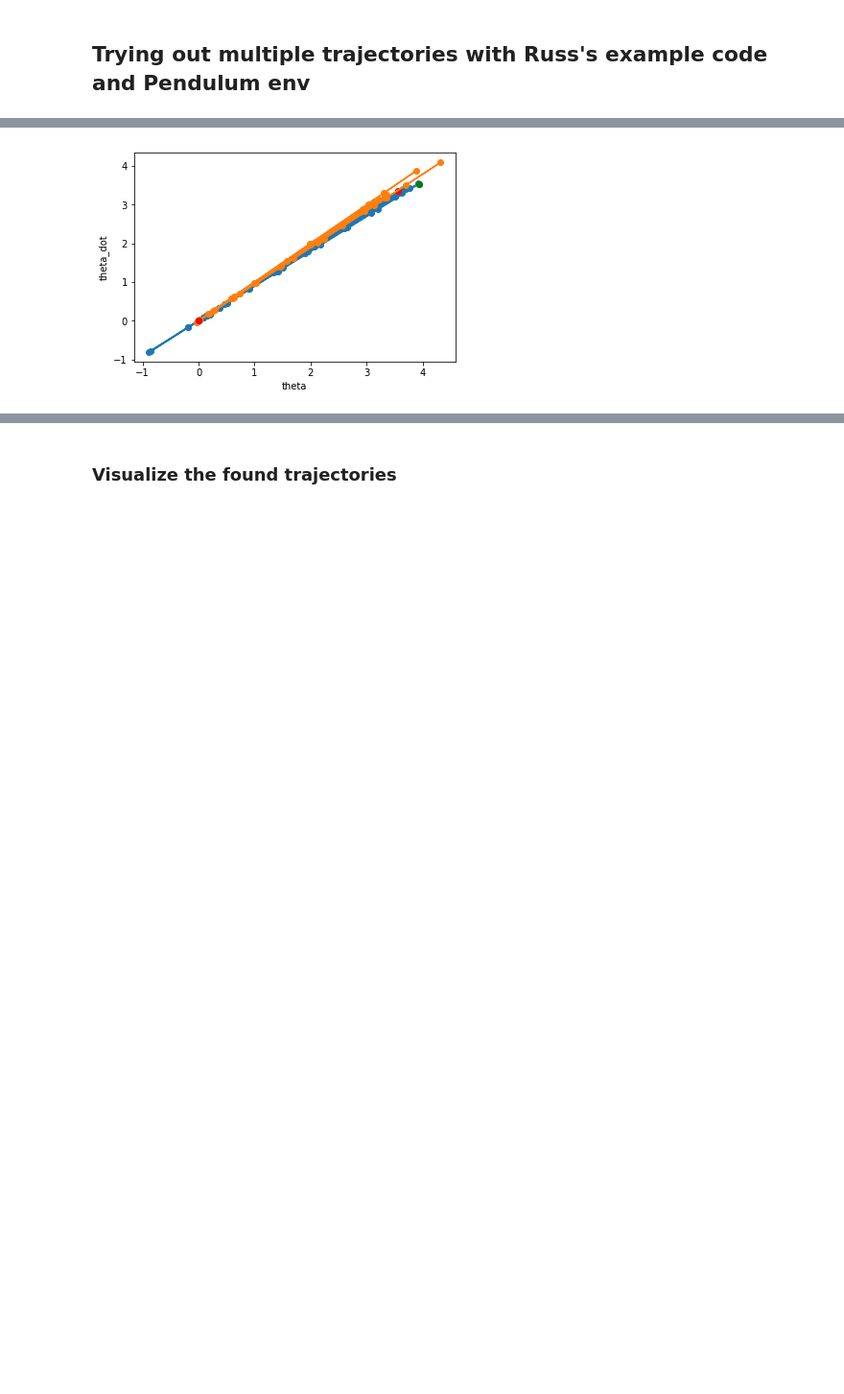
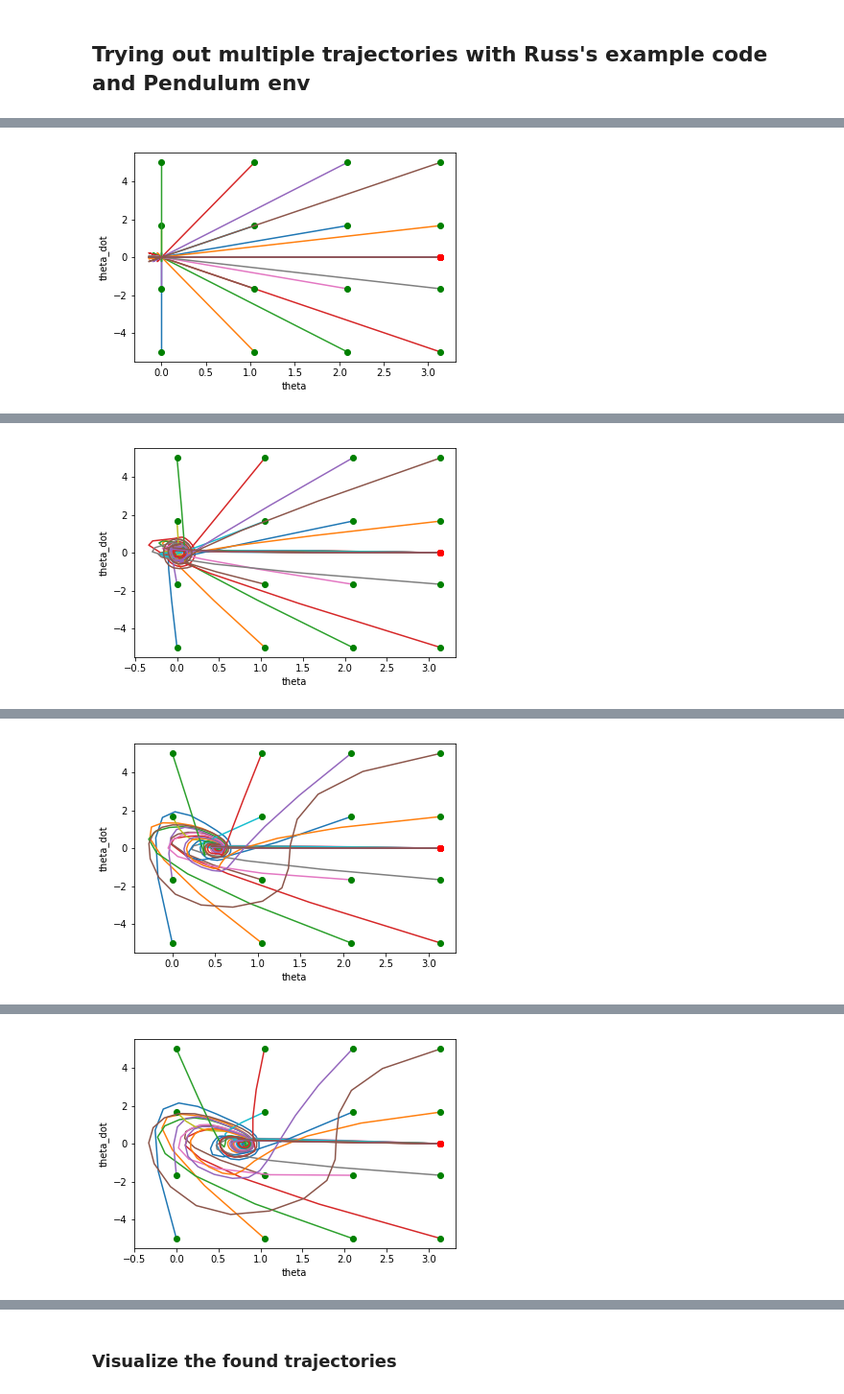
Before and after one commit to robert-verkuil/drake-pytorch, a Jupyter notebook: python/Scaling Tests - 01-09-2019.ipynb, the cells around one changed output, grey strips where cells are left out. Shown at 96% size. Saved outputs shown, nothing was run; the diff lists cells and outputs as text; code cells hidden in the pictures; blank space fills up the shorter version.

```diff
--- a/python/Scaling Tests - 01-09-2019.ipynb
+++ b/python/Scaling Tests - 01-09-2019.ipynb
@@ -24,14 +21,16 @@ from nn_system.networks import *
 ###############################################
 # Construct the inital MathematicalProgram
 ###############################################
-num_trajectories = 2
-num_samples      = 15
-initial_conditions = (
-    None,
-#     "1",
-#     "2",
-#     "3",
-)[0]
+num_trajectories = 16
+num_samples      = 16
+kMinimumTimeStep = 0.2
+kMaximumTimeStep = 0.5
+
+# ic_list = None
+# ic_list = [(0., 0.)]
+# ic_list = np.array([(0. + .1*ti, 0.0) for ti in range(num_trajectories)])
+ic_list = initial_conditions_grid(num_trajectories)
+
 # seed = 1776
 # seed = None
 # seed = np.random.randint(0, 2000); print("seed: {}".format(seed))
@@ -39,17 +38,19 @@ seed = 1338
 mto = MultipleTrajOpt("pendulum",
                       num_trajectories,
                       num_samples,
-                      ic_list=None,
-                      warm_start=True,
+                      kMinimumTimeStep,
+                      kMaximumTimeStep,
+                      ic_list=ic_list,
+                      warm_start=False,
                       seed=seed)
 
 
 ###############################################
 # Add a neural network!
 ###############################################
-kNetConstructor = None
+# kNetConstructor = None
 # kNetConstructor = lambda: FC(2)
-# kNetConstructor = lambda: FCBIG(2)
+kNetConstructor = lambda: FCBIG(2)
 # kNetConstructor = lambda: MLPSMALL(2)
 # kNetConstructor = lambda: MLP(2)
 reg_type = "No"
@@ -65,8 +66,51 @@ if kNetConstructor is not None:
 # conditions regions used for policy rollouts, so we can check an area SMALLER
 # than that which was used for dircol calculations!
 scaling = 0.5
-mto.add_multiple_trajectories_visualization_callback(vis_ic_list=None)
-mto.add_cost_and_constraint_printing_callback()
+# mto.add_multiple_trajectories_visualization_callback(vis_ic_list=None)
+mto.add_multiple_trajectories_visualization_callback(11, vis_ic_list=[])
+mto.add_cost_and_constraint_printing_callback(1)
+
+# Add in some SNOPT settings changes here!!!
+# Looks like we are getting good enough solutions!!!
+from pydrake.all import (SolverType)
+# mto.prog.SetSolverOption(SolverType.kSnopt, 'Verify level', -1)
+mto.prog.SetSolverOption(SolverType.kSnopt, 'Print file', "/tmp/snopt.out")
+
+mto.prog.SetSolverOption(SolverType.kSnopt, 'Major feasibility tolerance', 2.0e-2) # default="1.0e-6"
+mto.prog.SetSolverOption(SolverType.kSnopt, 'Major optimality tolerance',  2.0e-2) # default="1.0e-6"
+mto.prog.SetSolverOption(SolverType.kSnopt, 'Minor feasibility tolerance', 2.0e-3) # default="1.0e-6"
+mto.prog.SetSolverOption(SolverType.kSnopt, 'Minor optimality tolerance',  2.0e-3) # default="1.0e-6"
+
+# Lower if nonlinear constraint are cheap to evaluate, else higher...
+# mto.prog.SetSolverOption(SolverType.kSnopt, 'Linesearch tolerance',  0.9) # default="0.9"
+
+mto.prog.SetSolverOption(SolverType.kSnopt, 'Major step limit',  0.1) # default="2.0e+0"
+mto.prog.SetSolverOption(SolverType.kSnopt, 'Time limit (secs)',  180.0) # default="9999999.0"
+mto.prog.SetSolverOption(SolverType.kSnopt, 'Reduced Hessian dimension',  10000) # Default="min{2000, n1 + 1}"
+mto.prog.SetSolverOption(SolverType.kSnopt, 'Hessian updates',  30) # Default="10"
+mto.prog.SetSolverOption(SolverType.kSnopt, 'Major iterations limit',  9300000) # Default="9300"
+mto.prog.SetSolverOption(SolverType.kSnopt, 'Minor iterations limit',  50000) # Default="500"
+mto.prog.SetSolverOption(SolverType.kSnopt, 'Iterations limit',  50*10000) # Default="10000"
+
+# mto.prog.SetSolverOption(SolverType.kSnopt, 'New superbasics limit',  99) # Default="99"
+# mto.prog.SetSolverOption(SolverType.kSnopt, 'Violation limit',  10.0) # Default="10.0"
+# mto.prog.SetSolverOption(SolverType.kSnopt, 'Superbasics limit',  5000) # Default="n1 + 1"
+
+
+# LUSOL Factorization options
+# mto.prog.SetSolverOption(SolverType.kSnopt, 'LU factor tolerance', 3.99) # Default ="3.99"
+# mto.prog.SetSolverOption(SolverType.kSnopt, 'LU update tolerance', 3.99) # Default ="3.99"
+# mto.prog.SetSolverOption(SolverType.kSnopt, 'LU singularity tolerance', 3.2e-11) # Default ="3.2e-11"
+# mto.prog.SetSolverOption(SolverType.kSnopt, 'LU partial pivoting', True) # Default="*partial/rook/complete"
+
+# mto.prog.SetSolverOption(SolverType.kSnopt, 'Derivative linesearch', True) # Default="*Derivative/Nonderivative"
+# mto.prog.SetSolverOption(SolverType.kSnopt, 'Nonderivative linesearch', True) # Default="*Derivative/Nonderivative"
+
+# Factoriztion?
+mto.prog.SetSolverOption(SolverType.kSnopt, 'QPSolver Cholesky', True) # Default="*Cholesky/CG/QN"
+# mto.prog.SetSolverOption(SolverType.kSnopt, 'QPSolver CG', True) # Default="*Cholesky/CG/QN"
+# mto.prog.SetSolverOption(SolverType.kSnopt, 'QPSolver QN', True) # Default="*Cholesky/CG/QN"
+
 
 result = mto.Solve()
 print(result)
@@ -77 +119 @@ there are 2 cbs
-[figure, old version]
+[figure, new version]
@@ -94,0 +132 @@ SolutionResult.kSolutionFound
+[figure, added]
@@ -94,0 +145 @@ SolutionResult.kSolutionFound
+[figure, added]
@@ -94,0 +158 @@ SolutionResult.kSolutionFound
+[figure, added]
```
Also changed, not shown: parts of 8 cells of this notebook, 10 other files.
